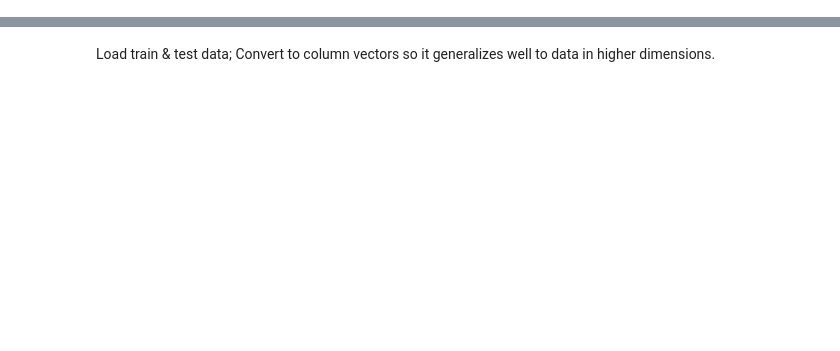
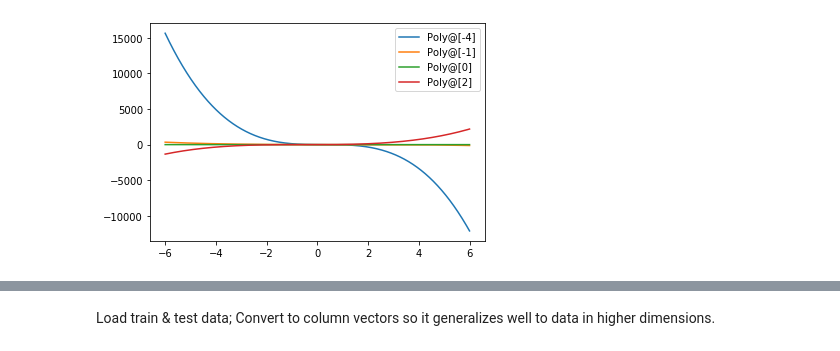
Before and after one commit to shenxiangzhuang/nyu-ml-course-ds-ga-1003, a Jupyter notebook: [3.8]Hw4/Answers/hwk4-skeleton-code.ipynb, the cells around one changed output, grey strips where cells are left out. Saved outputs shown, nothing was run; the diff lists cells and outputs as text; code cells hidden in the pictures; blank space fills up the shorter version.

```diff
--- a/[3.8]Hw4/Answers/hwk4-skeleton-code.ipynb
+++ b/[3.8]Hw4/Answers/hwk4-skeleton-code.ipynb
@@ -18,7 +18,7 @@ def linear_kernel(X1, X2):
         matrix of size n1xn2, with x1_i^T x2_j in position i,j
     """
     return np.dot(X1,np.transpose(X2))
-
+# T6.2.1
 def RBF_kernel(X1,X2,sigma):
     """
     Computes the RBF kernel between two sets of vectors
@@ -29,7 +29,7 @@ def RBF_kernel(X1,X2,sigma):
     Returns:
         matrix of size n1xn2, with exp(-||x1_i-x2_j||^2/(2 sigma^2)) in position i,j
     """
-    #TODO
+    return np.exp((-1)*scipy.spatial.distance.cdist(X1, X2, 'sqeuclidean')/(2*sigma**2))
 
 def polynomial_kernel(X1, X2, offset, degree):
     """
@@ -41,4 +41,4 @@ def polynomial_kernel(X1, X2, offset, degree):
     Returns:
         matrix of size n1xn2, with (offset + <x1_i,x2_j>)^degree in position i,j
     """
-    #TODO
+    return np.power(offset + linear_kernel(X1, X2), degree)
@@ -60,0 +71,10 @@ plt.show()
+# %%
+# polynomial kernel
+y = polynomial_kernel(prototypes, xpts, 1, 3)
+for i in range(len(prototypes)):
+    label = "Poly@"+str(prototypes[i,:])
+    plt.plot(xpts, y[i,:], label=label)
+plt.legend(loc = 'best')
+plt.show()
+# %% [output]
+[figure, added]
```
Also changed, not shown: parts of 26 cells of this notebook, 1 other file.
